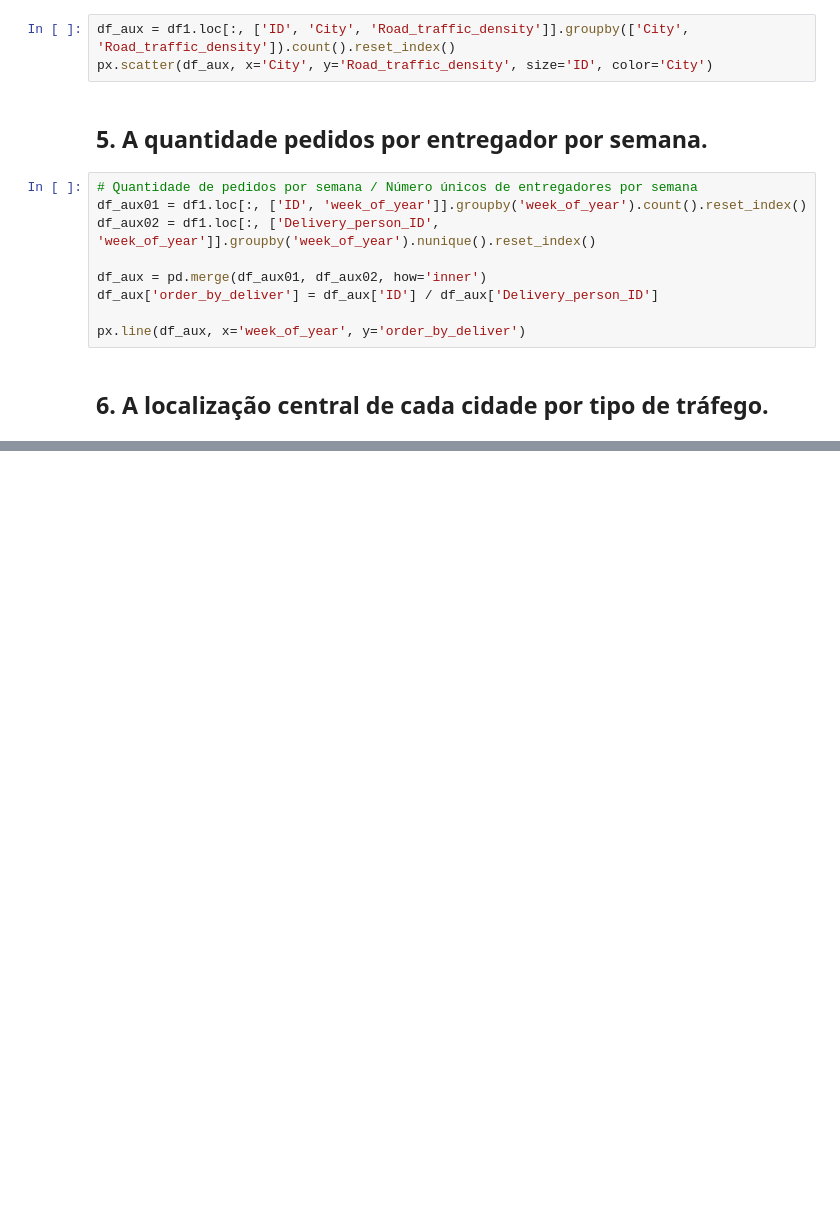
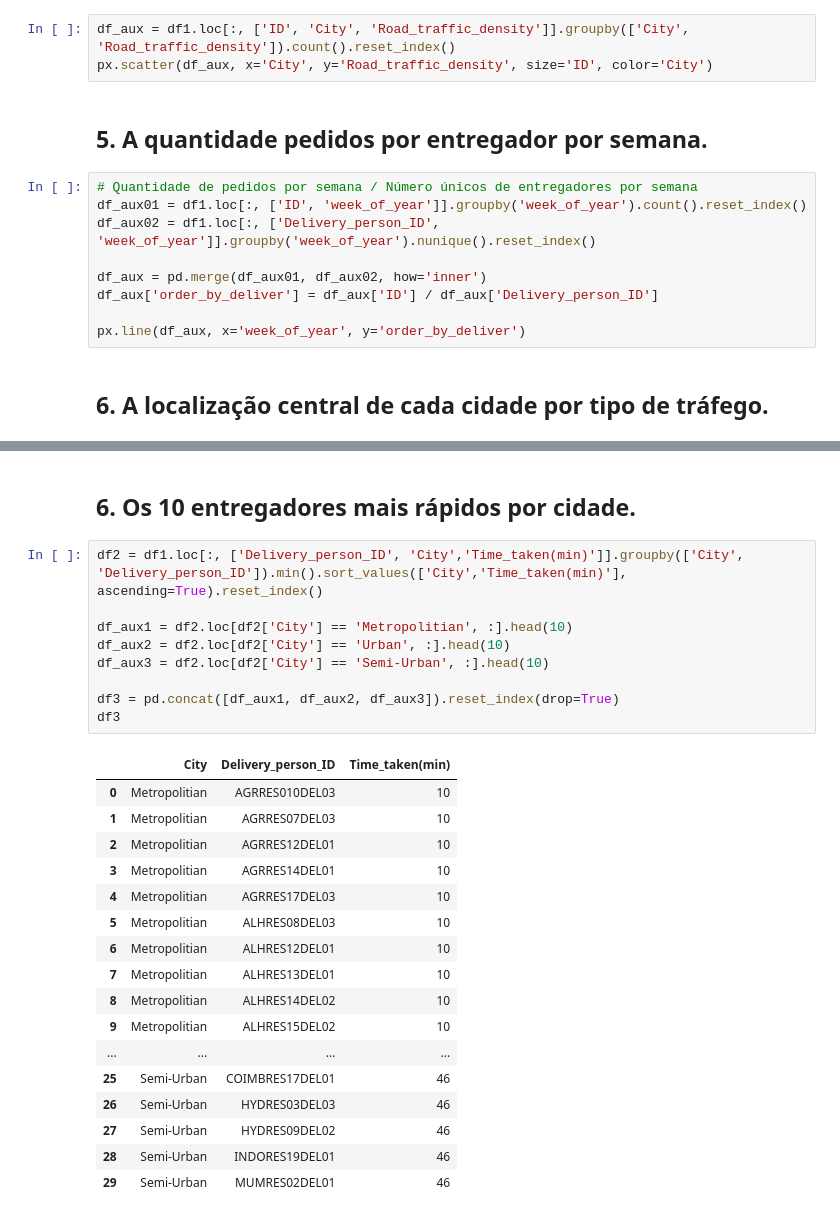
Before and after one commit to douglasaturnino/cury_company, a Jupyter notebook: notebook/transformação.ipynb, the cells around one changed output, grey strips where cells are left out. Saved outputs shown, nothing was run; the diff lists cells and outputs as text; blank space fills up the shorter version.

Commit message:
adicionado visão Entregadores

```diff
--- a/notebook/transformação.ipynb
+++ b/notebook/transformação.ipynb
@@ -132,0 +201,29 @@ map
+# %% [markdown]
+## 6. Os 10 entregadores mais rápidos por cidade.
+# %%
+df2 = df1.loc[:, ['Delivery_person_ID', 'City','Time_taken(min)']].groupby(['City', 'Delivery_person_ID']).min().sort_values(['City','Time_taken(min)'], ascending=True).reset_index()
+
+df_aux1 = df2.loc[df2['City'] == 'Metropolitian', :].head(10)
+df_aux2 = df2.loc[df2['City'] == 'Urban', :].head(10)
+df_aux3 = df2.loc[df2['City'] == 'Semi-Urban', :].head(10)
+
+df3 = pd.concat([df_aux1, df_aux2, df_aux3]).reset_index(drop=True)
+df3
+# %% [output]
+|  | City | Delivery_person_ID | Time_taken(min) |
+| 0 | Metropolitian | AGRRES010DEL03 | 10 |
+| 1 | Metropolitian | AGRRES07DEL03 | 10 |
+| 2 | Metropolitian | AGRRES12DEL01 | 10 |
+| 3 | Metropolitian | AGRRES14DEL01 | 10 |
+| 4 | Metropolitian | AGRRES17DEL03 | 10 |
+| 5 | Metropolitian | ALHRES08DEL03 | 10 |
+| 6 | Metropolitian | ALHRES12DEL01 | 10 |
+| 7 | Metropolitian | ALHRES13DEL01 | 10 |
+| 8 | Metropolitian | ALHRES14DEL02 | 10 |
+| 9 | Metropolitian | ALHRES15DEL02 | 10 |
+| ... | ... | ... | ... |
+| 25 | Semi-Urban | COIMBRES17DEL01 | 46 |
+| 26 | Semi-Urban | HYDRES03DEL03 | 46 |
+| 27 | Semi-Urban | HYDRES09DEL02 | 46 |
+| 28 | Semi-Urban | INDORES19DEL01 | 46 |
+| 29 | Semi-Urban | MUMRES02DEL01 | 46 |
```
Also changed, not shown: parts of 14 cells of this notebook.
